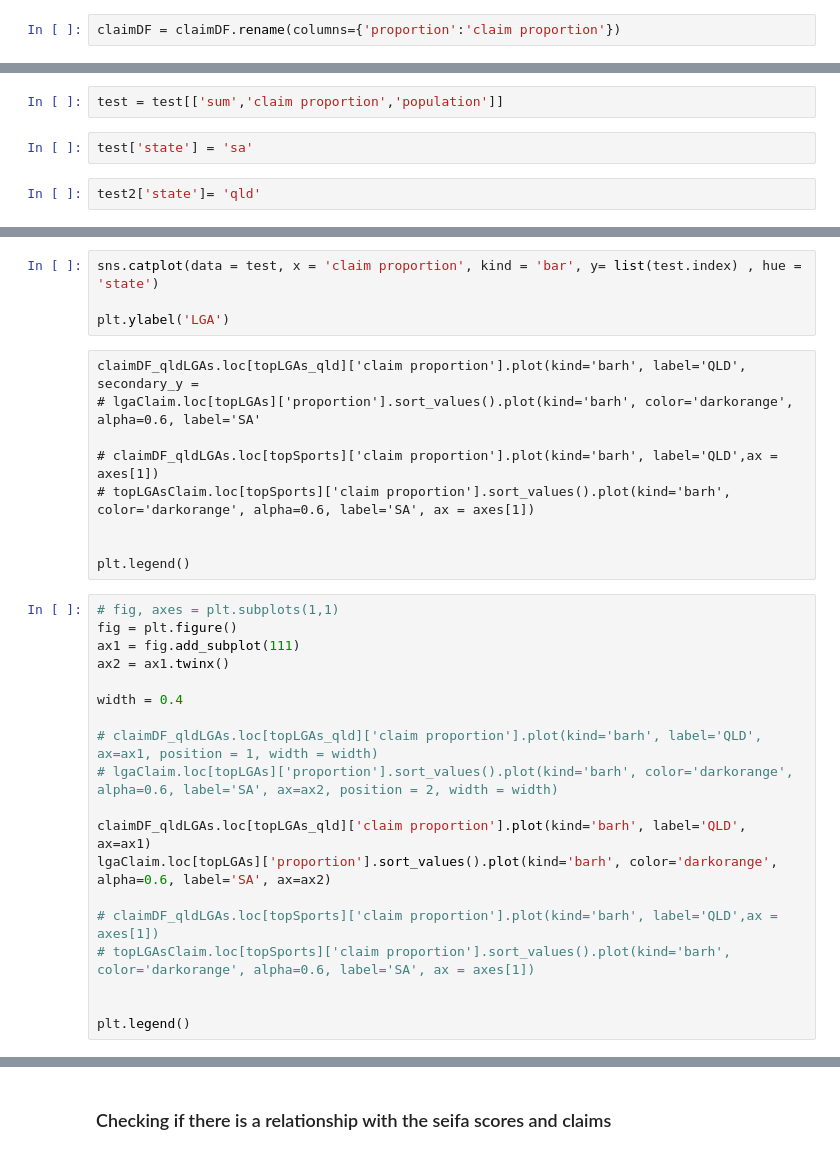
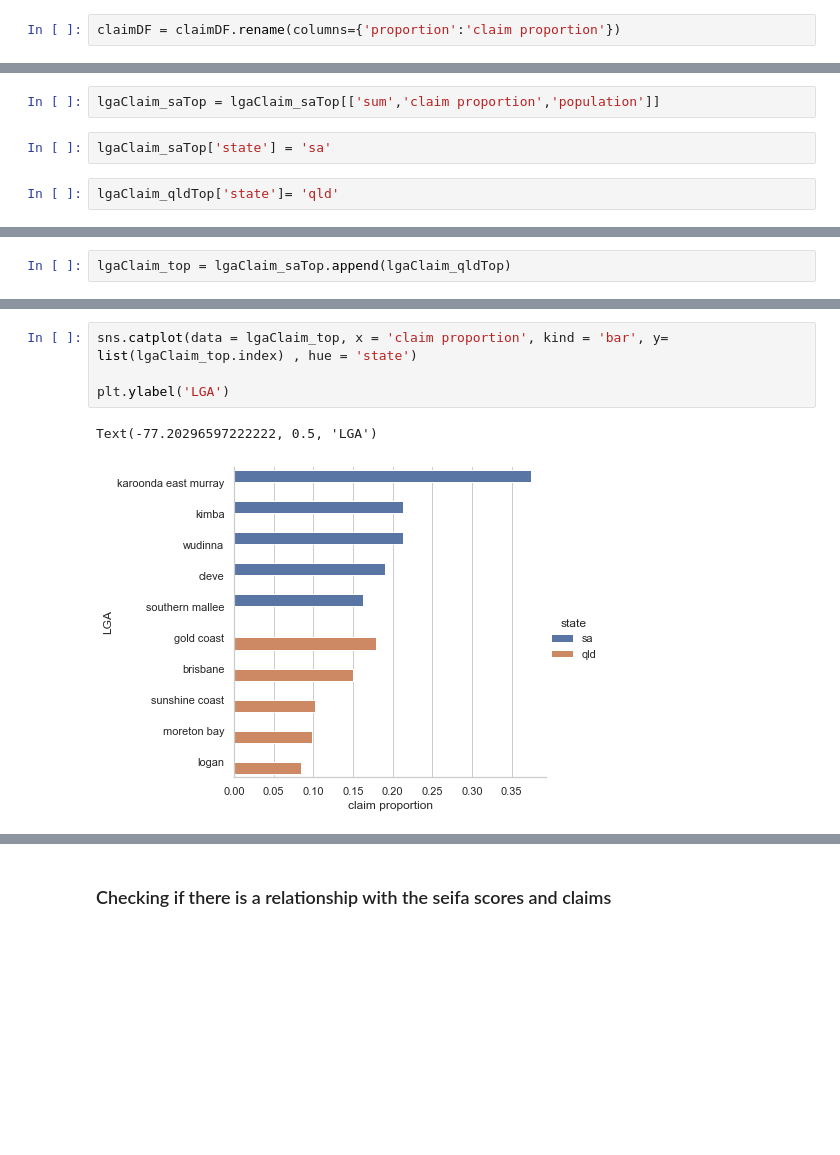
Before and after one commit to MQCOMP2200-S2-2021/Data-Science-Labs, a Jupyter notebook: Portfolio 2 - Christopher Rudolph.ipynb, the cells around one changed output, grey strips where cells are left out. Cells and saved outputs as stored; diff of their text form; blank space fills up the shorter version.

Commit message:
pf2 and pf3
pf2: got an answer to my plotting issue. Going to finish the plotting, then move on to LR

pf3:  notes from workshop 9

```diff
--- a/Portfolio 2 - Christopher Rudolph.ipynb
+++ b/Portfolio 2 - Christopher Rudolph.ipynb
@@ -1302,6 +1521,6 @@ test2 = claimDF_qldLGAs.loc[topLGAs_qld].drop(columns='pop proportion')
 # %%
-test = test[['sum','claim proportion','population']]
+lgaClaim_saTop = lgaClaim_saTop[['sum','claim proportion','population']]
 # %%
-test['state'] = 'sa'
+lgaClaim_saTop['state'] = 'sa'
 # %%
-test2['state']= 'qld'
+lgaClaim_qldTop['state']= 'qld'
@@ -1311,0 +1527,2 @@ test
+# %%
+lgaClaim_top = lgaClaim_saTop.append(lgaClaim_qldTop)
@@ -1314,32 +1556,7 @@ list(test.index)
 # %%
-sns.catplot(data = test, x = 'claim proportion', kind = 'bar', y= list(test.index) , hue = 'state')
+sns.catplot(data = lgaClaim_top, x = 'claim proportion', kind = 'bar', y= list(lgaClaim_top.index) , hue = 'state')
 
 plt.ylabel('LGA')
+# %% [output]
+Text(-77.20296597222222, 0.5, 'LGA')
+[figure, added]
-# %% [raw]
-claimDF_qldLGAs.loc[topLGAs_qld]['claim proportion'].plot(kind='barh', label='QLD', secondary_y =
-# lgaClaim.loc[topLGAs]['proportion'].sort_values().plot(kind='barh', color='darkorange', alpha=0.6, label='SA'
-
-# claimDF_qldLGAs.loc[topSports]['claim proportion'].plot(kind='barh', label='QLD',ax = axes[1])
-# topLGAsClaim.loc[topSports]['claim proportion'].sort_values().plot(kind='barh', color='darkorange', alpha=0.6, label='SA', ax = axes[1])
-
-
-plt.legend()
-# %%
-# fig, axes = plt.subplots(1,1)
-fig = plt.figure()
-ax1 = fig.add_subplot(111)
-ax2 = ax1.twinx()
-
-width = 0.4
-
-# claimDF_qldLGAs.loc[topLGAs_qld]['claim proportion'].plot(kind='barh', label='QLD', ax=ax1, position = 1, width = width)
-# lgaClaim.loc[topLGAs]['proportion'].sort_values().plot(kind='barh', color='darkorange', alpha=0.6, label='SA', ax=ax2, position = 2, width = width)
-
-claimDF_qldLGAs.loc[topLGAs_qld]['claim proportion'].plot(kind='barh', label='QLD', ax=ax1)
-lgaClaim.loc[topLGAs]['proportion'].sort_values().plot(kind='barh', color='darkorange', alpha=0.6, label='SA', ax=ax2)
-
-# claimDF_qldLGAs.loc[topSports]['claim proportion'].plot(kind='barh', label='QLD',ax = axes[1])
-# topLGAsClaim.loc[topSports]['claim proportion'].sort_values().plot(kind='barh', color='darkorange', alpha=0.6, label='SA', ax = axes[1])
-
-
-plt.legend()
```
Also changed, not shown: parts of 50 cells of this notebook, 1 other file.
